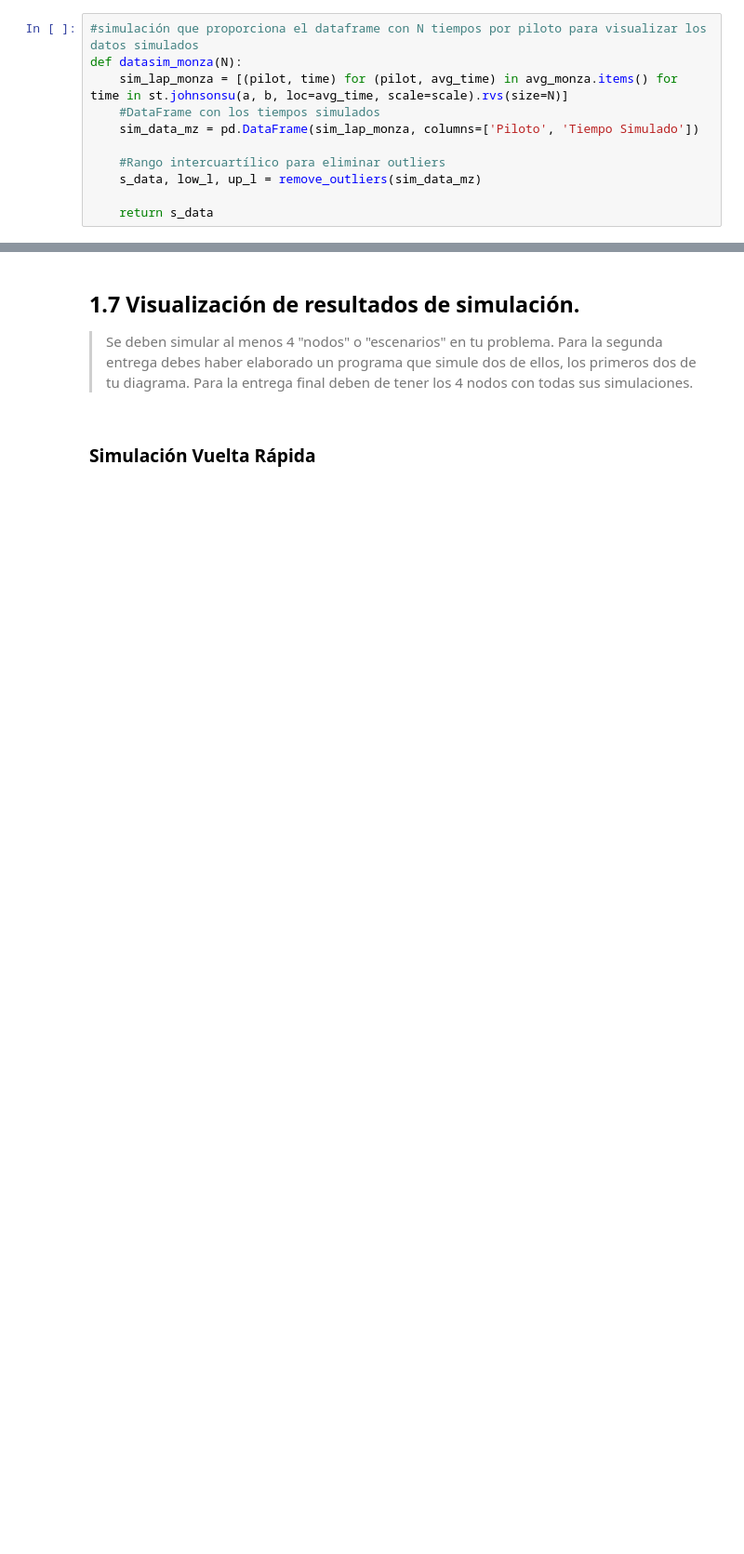
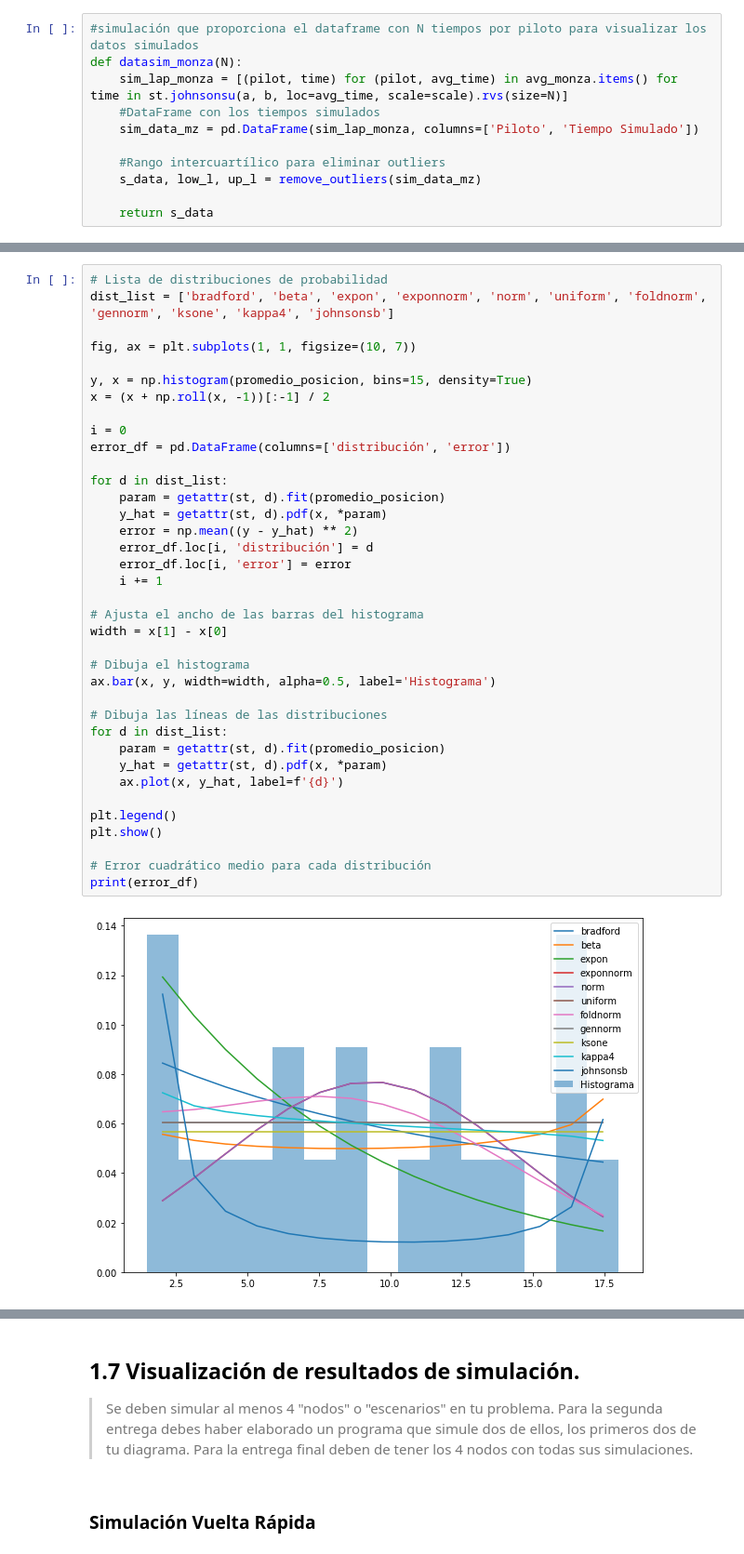
Before and after one commit to carolanb/Proyecto_modulo1, a Jupyter notebook: GuiaProyectoActual.ipynb, the cells around one changed output, grey strips where cells are left out. Shown: that part at 93% size. Saved outputs shown, nothing was run; the diff lists cells and outputs as text; blank space fills up the shorter version.

```diff
--- a/GuiaProyectoActual.ipynb
+++ b/GuiaProyectoActual.ipynb
@@ -530,0 +546,39 @@ hist(sim_dt_monza,'Tiempo Simulado','LapTime simulado en GP de Monza',100)
+# %%
+# Lista de distribuciones de probabilidad
+dist_list = ['bradford', 'beta', 'expon', 'exponnorm', 'norm', 'uniform', 'foldnorm', 'gennorm', 'ksone', 'kappa4', 'johnsonsb']
+
+fig, ax = plt.subplots(1, 1, figsize=(10, 7))
+
+y, x = np.histogram(promedio_posicion, bins=15, density=True)
+x = (x + np.roll(x, -1))[:-1] / 2
+
+i = 0
+error_df = pd.DataFrame(columns=['distribución', 'error'])
+
+for d in dist_list:
+    param = getattr(st, d).fit(promedio_posicion)
+    y_hat = getattr(st, d).pdf(x, *param)
+    error = np.mean((y - y_hat) ** 2)
+    error_df.loc[i, 'distribución'] = d
+    error_df.loc[i, 'error'] = error
+    i += 1
+
+# Ajusta el ancho de las barras del histograma
+width = x[1] - x[0]
+
+# Dibuja el histograma
+ax.bar(x, y, width=width, alpha=0.5, label='Histograma')
+
+# Dibuja las líneas de las distribuciones
+for d in dist_list:
+    param = getattr(st, d).fit(promedio_posicion)
+    y_hat = getattr(st, d).pdf(x, *param)
+    ax.plot(x, y_hat, label=f'{d}')
+
+plt.legend()
+plt.show()
+
+# Error cuadrático medio para cada distribución
+print(error_df)
+# %% [output]
+[figure, added]
```
Also changed, not shown: parts of 66 cells of this notebook, 5 other files.
